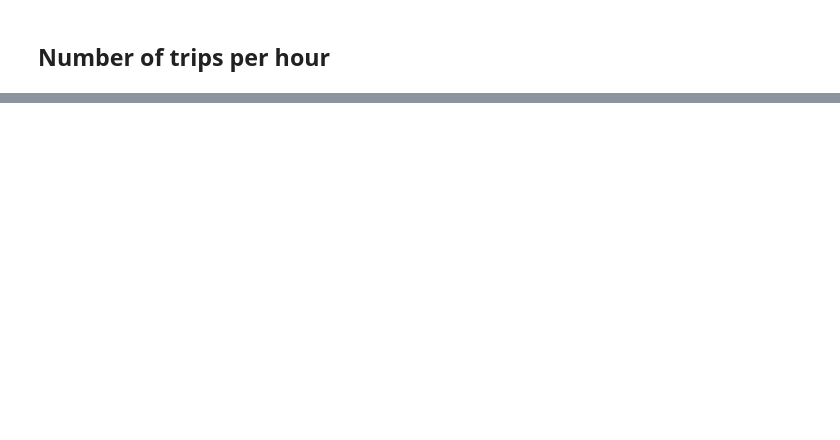
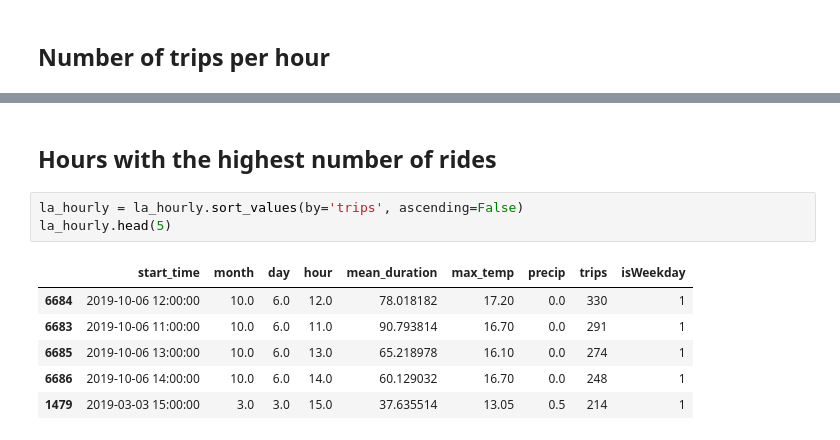
Before and after one commit to lzaruchas/grosse_maedchengruppe_AA2022, a Jupyter notebook: Laras_Workspace/KPI utilization (number of rides).ipynb, the cells around one changed output, grey strips where cells are left out. Cells and saved outputs as stored; diff of their text form; blank space fills up the shorter version.

```diff
--- a/Laras_Workspace/KPI utilization (number of rides).ipynb
+++ b/Laras_Workspace/KPI utilization (number of rides).ipynb
@@ -48,0 +37,12 @@ plt.show()
+# %% [markdown]
+## Hours with the highest number of rides
+# %%
+la_hourly = la_hourly.sort_values(by='trips', ascending=False)
+la_hourly.head(5)
+# %% [output]
+|  | start_time | month | day | hour | mean_duration | max_temp | precip | trips | isWeekday |
+| 6684 | 2019-10-06 12:00:00 | 10.0 | 6.0 | 12.0 | 78.018182 | 17.20 | 0.0 | 330 | 1 |
+| 6683 | 2019-10-06 11:00:00 | 10.0 | 6.0 | 11.0 | 90.793814 | 16.70 | 0.0 | 291 | 1 |
+| 6685 | 2019-10-06 13:00:00 | 10.0 | 6.0 | 13.0 | 65.218978 | 16.10 | 0.0 | 274 | 1 |
+| 6686 | 2019-10-06 14:00:00 | 10.0 | 6.0 | 14.0 | 60.129032 | 16.70 | 0.0 | 248 | 1 |
+| 1479 | 2019-03-03 15:00:00 | 3.0 | 3.0 | 15.0 | 37.635514 | 13.05 | 0.5 | 214 | 1 |
```
Also changed, not shown: parts of 6 cells of this notebook.
